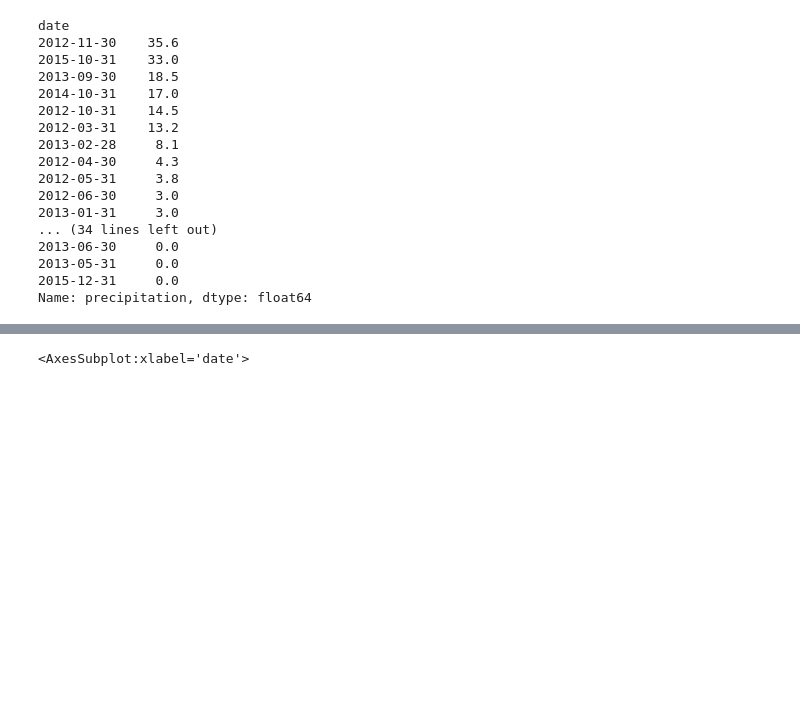
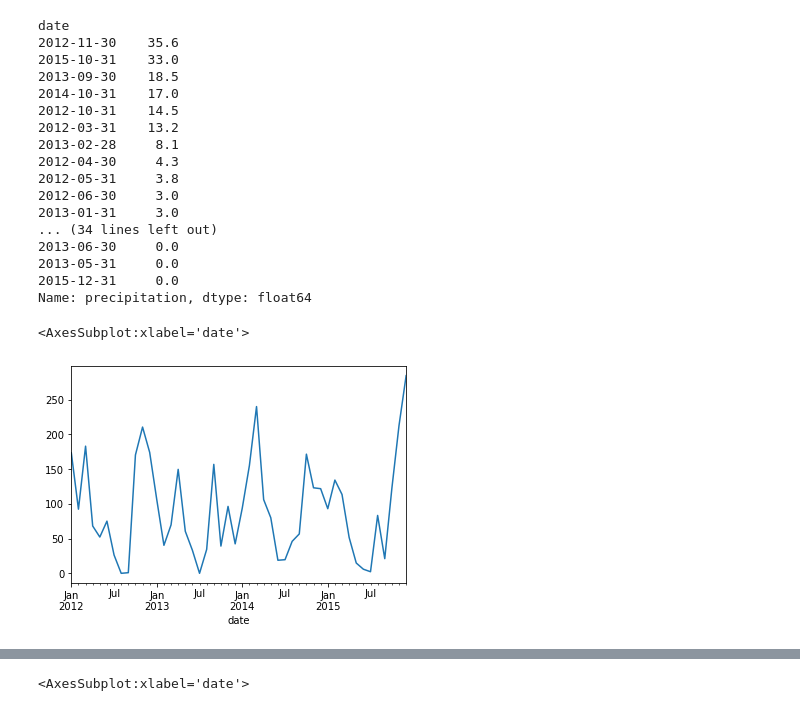
Before and after one commit to Joshua-C-Bryant/time-series-exercises, a Jupyter notebook: time-series-exercises.ipynb, the cells around one changed output, grey strips where cells are left out. Saved outputs shown, nothing was run; the diff lists cells and outputs as text; code cells hidden in the pictures; blank space fills up the shorter version.

```diff
--- a/time-series-exercises.ipynb
+++ b/time-series-exercises.ipynb
@@ -214,3 +224,8 @@ date
 2013-05-31     0.0
 2015-12-31     0.0
 Name: precipitation, dtype: float64
+# %%
+date_df.resample('M').precipitation.sum().plot()
+# %% [output]
+<AxesSubplot:xlabel='date'>
+[figure, added]
```
Also changed, not shown: parts of 10 cells of this notebook.
